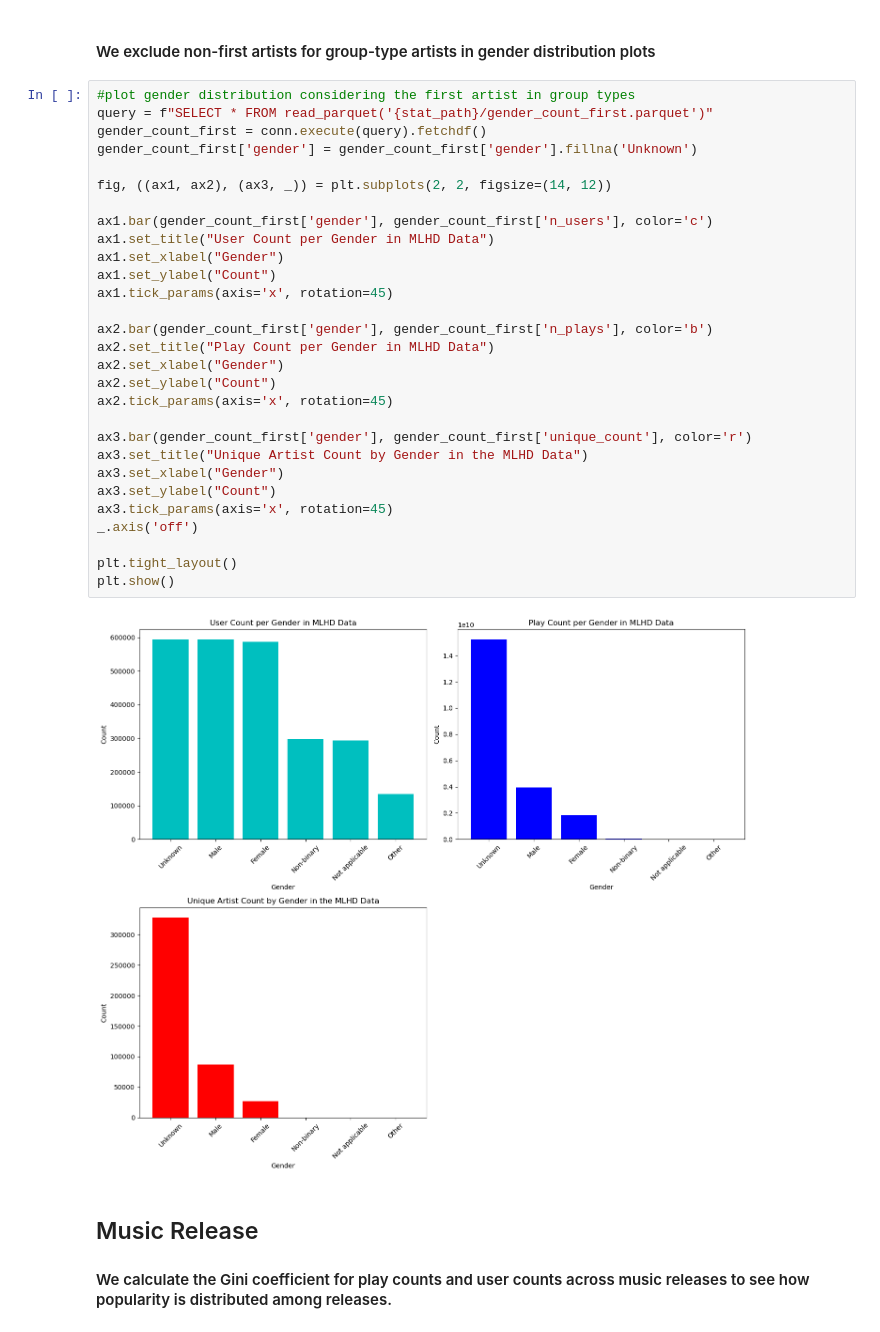
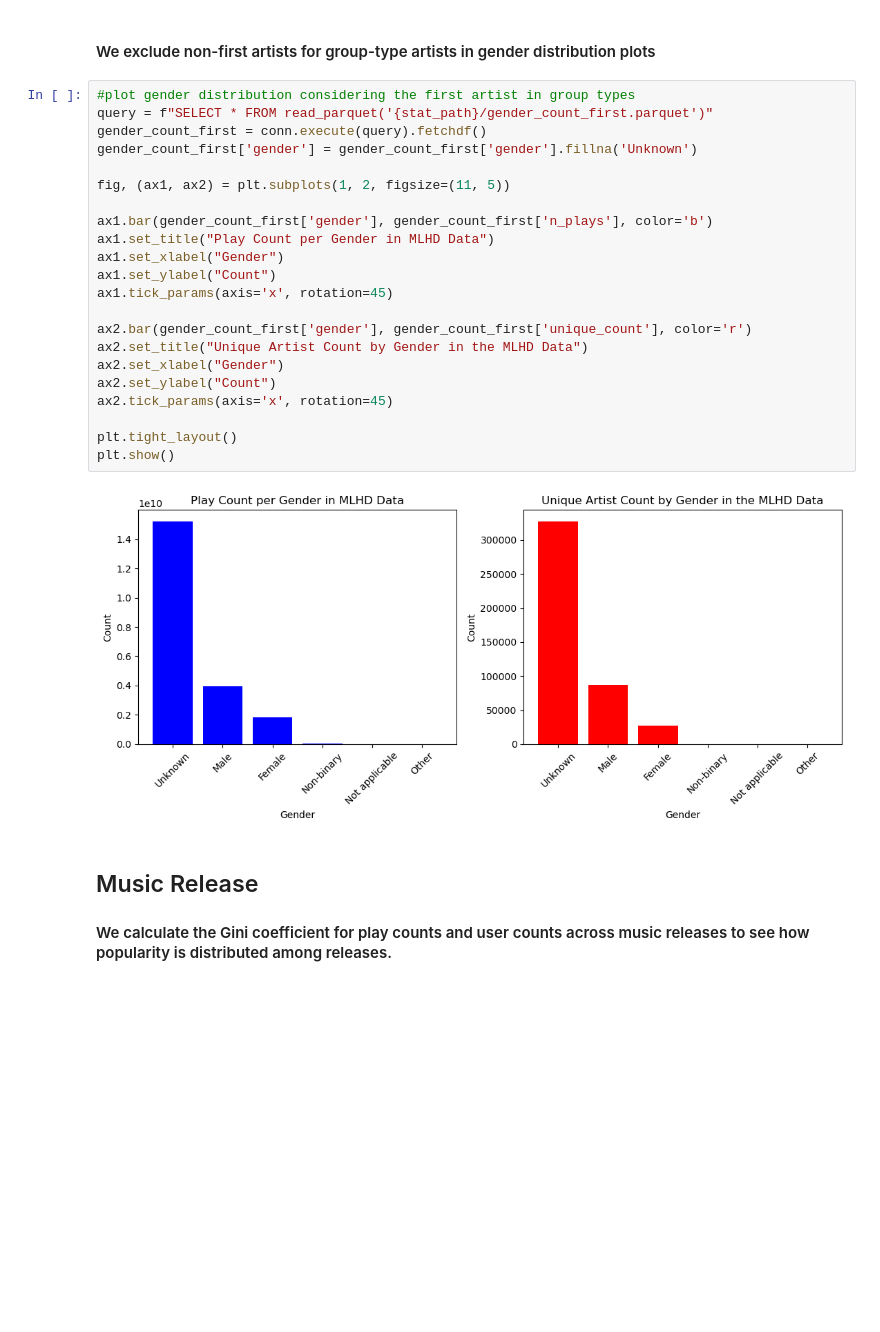
Before and after one commit to mdekstrand/musicdata-tools, a Jupyter notebook: datanalysis/summaryanalysis.ipynb, the cells around one changed output. Saved outputs shown, nothing was run; the diff lists cells and outputs as text; blank space fills up the shorter version.

```diff
--- a/datanalysis/summaryanalysis.ipynb
+++ b/datanalysis/summaryanalysis.ipynb
@@ -229,34 +271,27 @@ plt.show()
 # %%
 #plot gender distribution considering the first artist in group types
 query = f"SELECT * FROM read_parquet('{stat_path}/gender_count_first.parquet')"
 gender_count_first = conn.execute(query).fetchdf()
 gender_count_first['gender'] = gender_count_first['gender'].fillna('Unknown')
 
-fig, ((ax1, ax2), (ax3, _)) = plt.subplots(2, 2, figsize=(14, 12))
+fig, (ax1, ax2) = plt.subplots(1, 2, figsize=(11, 5))
 
-ax1.bar(gender_count_first['gender'], gender_count_first['n_users'], color='c')
-ax1.set_title("User Count per Gender in MLHD Data")
+ax1.bar(gender_count_first['gender'], gender_count_first['n_plays'], color='b')
+ax1.set_title("Play Count per Gender in MLHD Data")
 ax1.set_xlabel("Gender")
 ax1.set_ylabel("Count")
 ax1.tick_params(axis='x', rotation=45)
 
-ax2.bar(gender_count_first['gender'], gender_count_first['n_plays'], color='b')
-ax2.set_title("Play Count per Gender in MLHD Data")
+ax2.bar(gender_count_first['gender'], gender_count_first['unique_count'], color='r')
+ax2.set_title("Unique Artist Count by Gender in the MLHD Data")
 ax2.set_xlabel("Gender")
 ax2.set_ylabel("Count")
 ax2.tick_params(axis='x', rotation=45)
 
-ax3.bar(gender_count_first['gender'], gender_count_first['unique_count'], color='r')
-ax3.set_title("Unique Artist Count by Gender in the MLHD Data")
-ax3.set_xlabel("Gender")
-ax3.set_ylabel("Count")
-ax3.tick_params(axis='x', rotation=45)
-_.axis('off')
-
 plt.tight_layout()
 plt.show()
 # %% [output]
-[figure, old version]
+[figure, new version]
 # %% [markdown]
 ## Music Release
 #### We calculate the Gini coefficient for play counts and user counts across music releases to see how popularity is distributed among releases.
```
Also changed, not shown: parts of 8 cells of this notebook, 2 other files.
